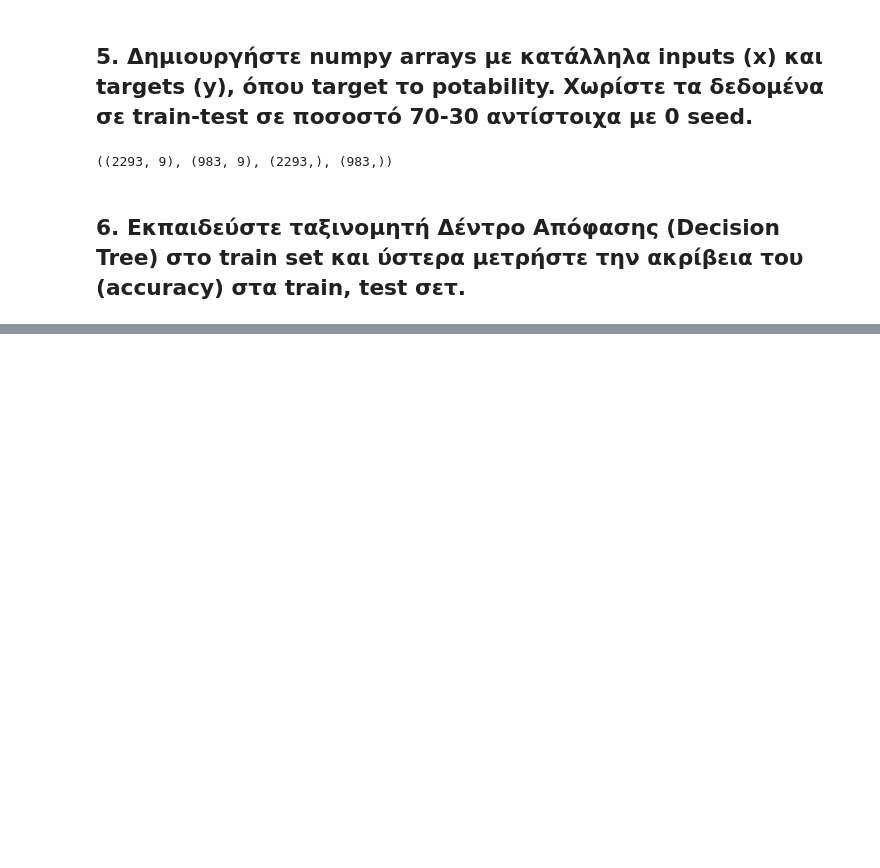
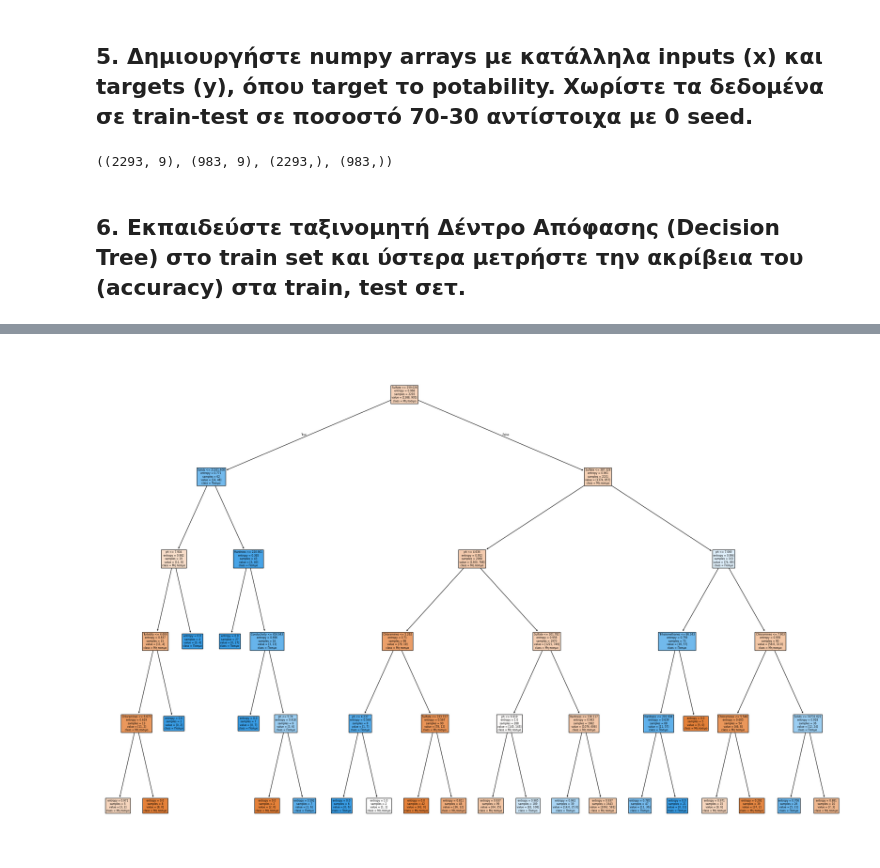
Before and after one commit to harpap/machine-learning-2nd-exercise, a Jupyter notebook: desicion_trees.ipynb, the cells around one changed output, grey strips where cells are left out. Saved outputs shown, nothing was run; the diff lists cells and outputs as text; code cells hidden in the pictures; blank space fills up the shorter version.

```diff
--- a/desicion_trees.ipynb
+++ b/desicion_trees.ipynb
@@ -190,0 +380,6 @@ x_train.shape, x_test.shape, y_train.shape, y_test.shape
+# %%
+plt.figure(figsize=(30,20))
+plot_tree(best_clf, filled=True, feature_names=feats_df_mean_na.columns, class_names=['Μη ποσιμο', 'Ποσιμο'])
+plt.show()
+# %% [output]
+[figure, added]
```
Also changed, not shown: parts of 30 cells of this notebook.
